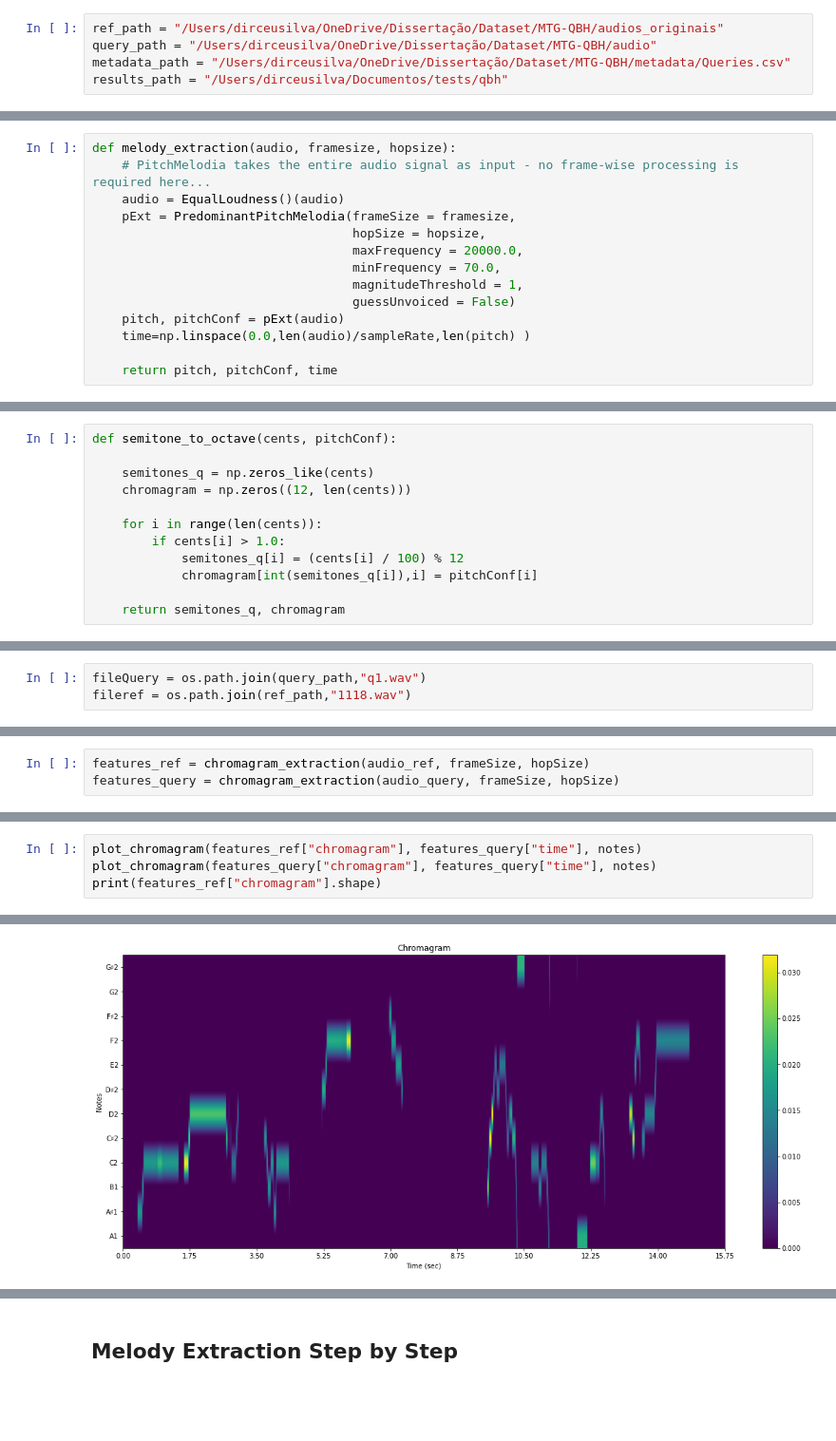
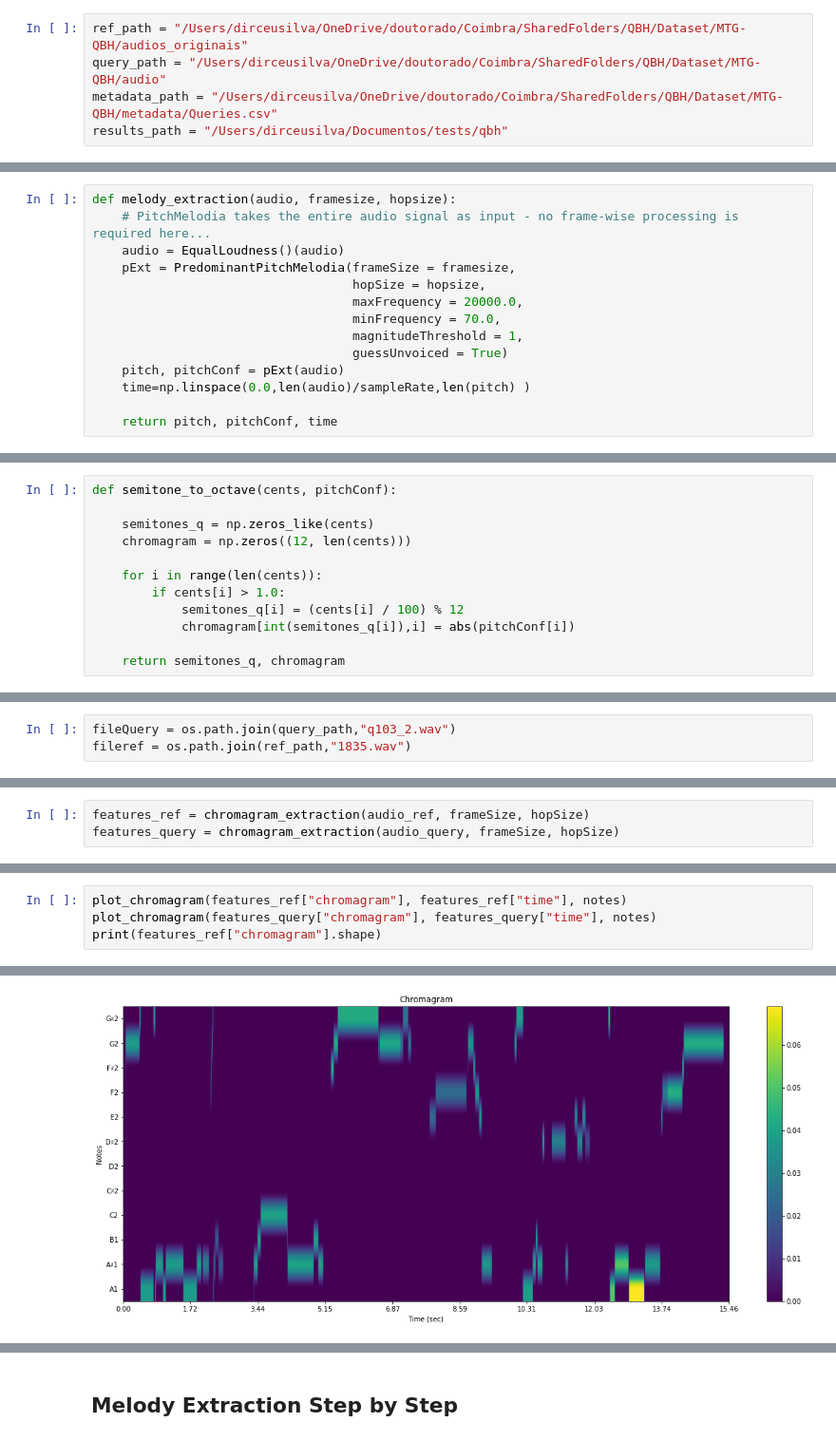
Before and after one commit to anacalhau/query_by_humming, a Jupyter notebook: src/melody_extraction_stepbystep.ipynb, the cells around one changed output, grey strips where cells are left out. Shown at 95% size. Cells and saved outputs as stored; diff of their text form; blank space fills up the shorter version.

```diff
--- a/src/melody_extraction_stepbystep.ipynb
+++ b/src/melody_extraction_stepbystep.ipynb
@@ -25,9 +26,9 @@ ref_note_hz = 55.0
 
 notes = librosa.hz_to_note([55.0,58.27,61.74,65.41,69.30,73.42,77.78,82.41,87.31,92.50,97.99,103.83])
 # %%
-ref_path = "/Users/dirceusilva/OneDrive/Dissertação/Dataset/MTG-QBH/audios_originais"
-query_path = "/Users/dirceusilva/OneDrive/Dissertação/Dataset/MTG-QBH/audio"
-metadata_path = "/Users/dirceusilva/OneDrive/Dissertação/Dataset/MTG-QBH/metadata/Queries.csv"
+ref_path = "/Users/dirceusilva/OneDrive/doutorado/Coimbra/SharedFolders/QBH/Dataset/MTG-QBH/audios_originais"
+query_path = "/Users/dirceusilva/OneDrive/doutorado/Coimbra/SharedFolders/QBH/Dataset/MTG-QBH/audio"
+metadata_path = "/Users/dirceusilva/OneDrive/doutorado/Coimbra/SharedFolders/QBH/Dataset/MTG-QBH/metadata/Queries.csv"
 results_path = "/Users/dirceusilva/Documentos/tests/qbh"
 # %% [markdown]
 ## Using Predominant Picth Melody
@@ -56,7 +57,7 @@ def melody_extraction(audio, framesize, hopsize):
                                    maxFrequency = 20000.0,
                                    minFrequency = 70.0,
                                    magnitudeThreshold = 1,
-                                   guessUnvoiced = False)
+                                   guessUnvoiced = True)
     pitch, pitchConf = pExt(audio)
     time=np.linspace(0.0,len(audio)/sampleRate,len(pitch) )
 
@@ -118,7 +119,7 @@ def semitone_to_octave(cents, pitchConf):
     for i in range(len(cents)):
         if cents[i] > 1.0:
             semitones_q[i] = (cents[i] / 100) % 12
-            chromagram[int(semitones_q[i]),i] = pitchConf[i]
+            chromagram[int(semitones_q[i]),i] = abs(pitchConf[i])
 
     return semitones_q, chromagram
 # %% [markdown]
@@ -210,8 +211,8 @@ def chromagram_extraction(audio, frameSize, hopSize):
 # %% [markdown]
 # Tests
 # %%
-fileQuery = os.path.join(query_path,"q1.wav")
-fileref = os.path.join(ref_path,"1118.wav")
+fileQuery = os.path.join(query_path,"q103_2.wav")
+fileref = os.path.join(ref_path,"1835.wav")
 # %%
 audio_ref, fs = read_audio_essentia(fileref, sampleRate)
 audio_query, fs = read_audio_essentia(fileQuery, sampleRate)
@@ -227,5 +228,5 @@ plot_pitch(features_query["pitch"], features_query["pitchConf"], features_query[
 # %%
-plot_chromagram(features_ref["chromagram"], features_query["time"], notes)
+plot_chromagram(features_ref["chromagram"], features_ref["time"], notes)
 plot_chromagram(features_query["chromagram"], features_query["time"], notes)
 print(features_ref["chromagram"].shape)
 # %% [output]
@@ -233 +234 @@ print(features_ref["chromagram"].shape)
-[figure, old version]
+[figure, new version]
```
Also changed, not shown: parts of 10 cells of this notebook, 2 other files.
